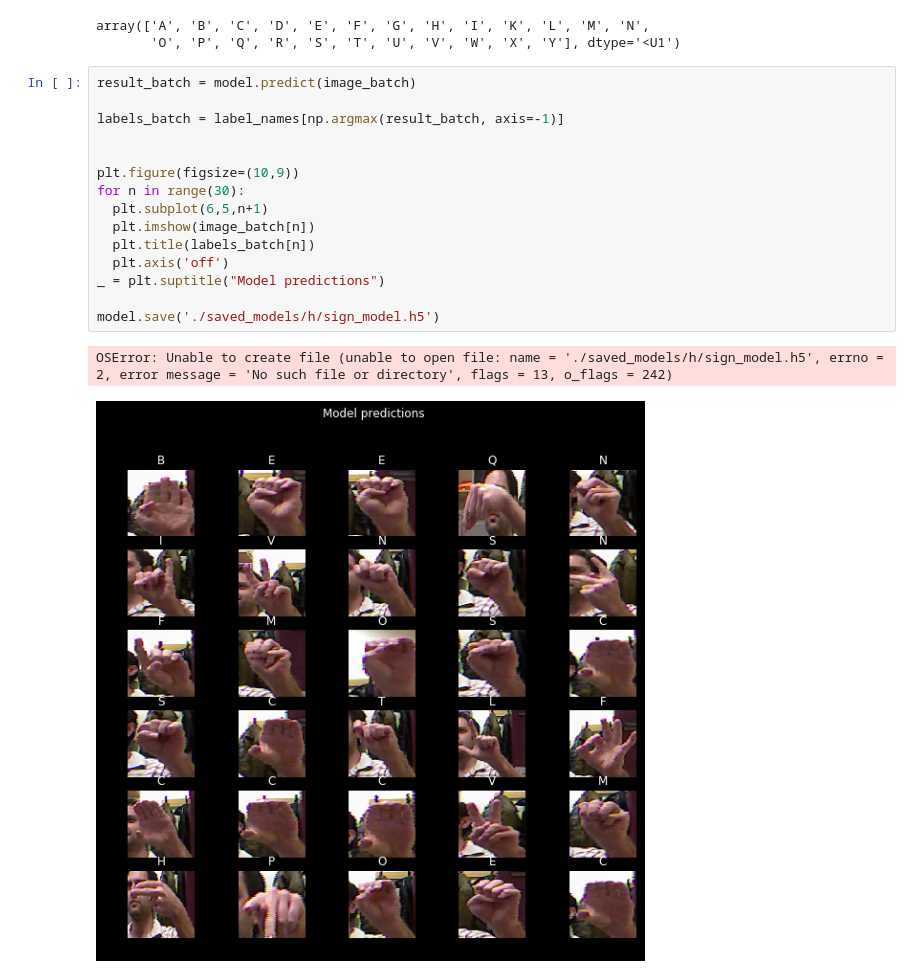
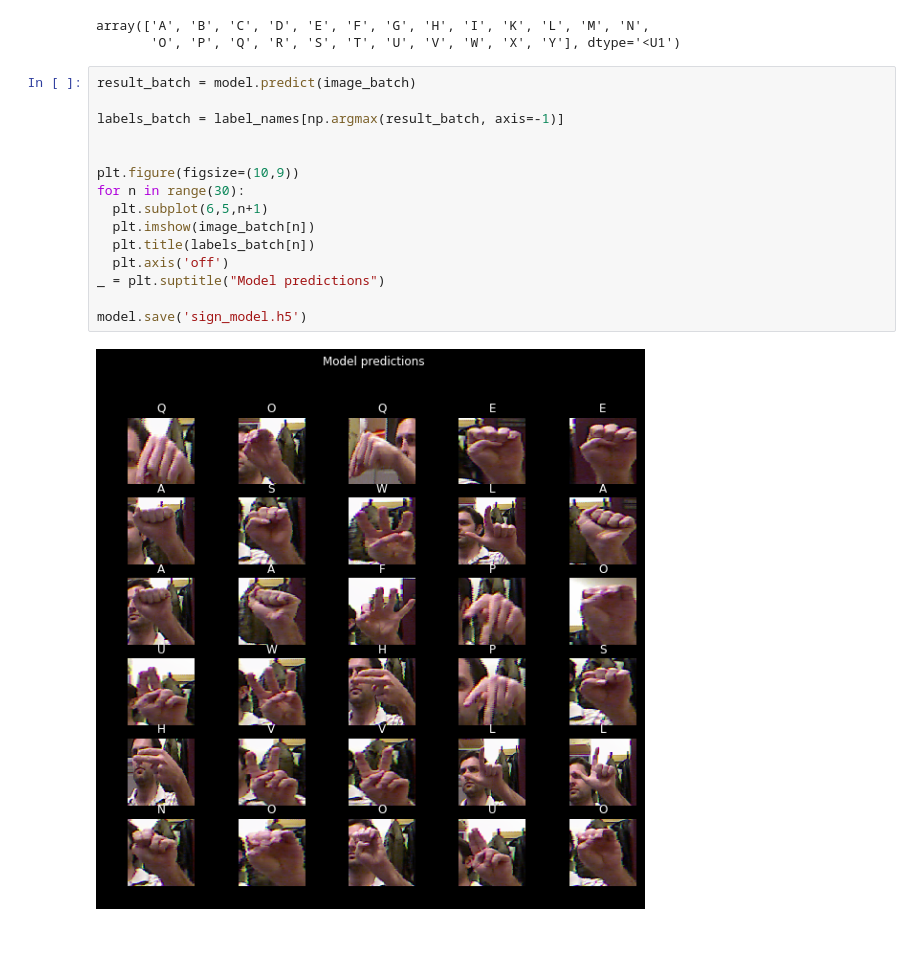
Before and after one commit to nikhilcats/signCV, a Jupyter notebook: classifier/classifier.ipynb, the cells around one changed output. Cells and saved outputs as stored; diff of their text form; blank space fills up the shorter version.

Commit message:
fixed model thing?

```diff
--- a/classifier/classifier.ipynb
+++ b/classifier/classifier.ipynb
@@ -162,18 +169,17 @@ array(['A', 'B', 'C', 'D', 'E', 'F', 'G', 'H', 'I', 'K', 'L', 'M', 'N',
 # %%
 result_batch = model.predict(image_batch)
 
 labels_batch = label_names[np.argmax(result_batch, axis=-1)]
 
 
 plt.figure(figsize=(10,9))
 for n in range(30):
   plt.subplot(6,5,n+1)
   plt.imshow(image_batch[n])
   plt.title(labels_batch[n])
   plt.axis('off')
 _ = plt.suptitle("Model predictions")
 
-model.save('./saved_models/h/sign_model.h5')
+model.save('sign_model.h5')
 # %% [output]
-OSError: Unable to create file (unable to open file: name = './saved_models/h/sign_model.h5', errno = 2, error message = 'No such file or directory', flags = 13, o_flags = 242)
-[figure, old version]
+[figure, new version]
```
Also changed, not shown: parts of 5 cells of this notebook, 1 other file.
